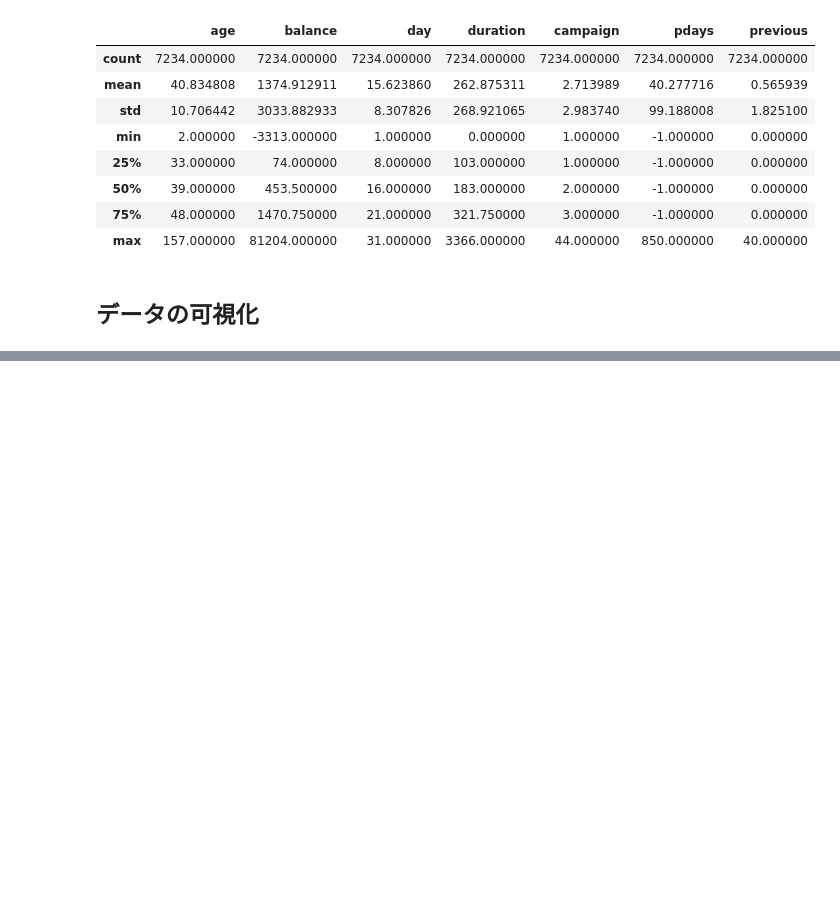
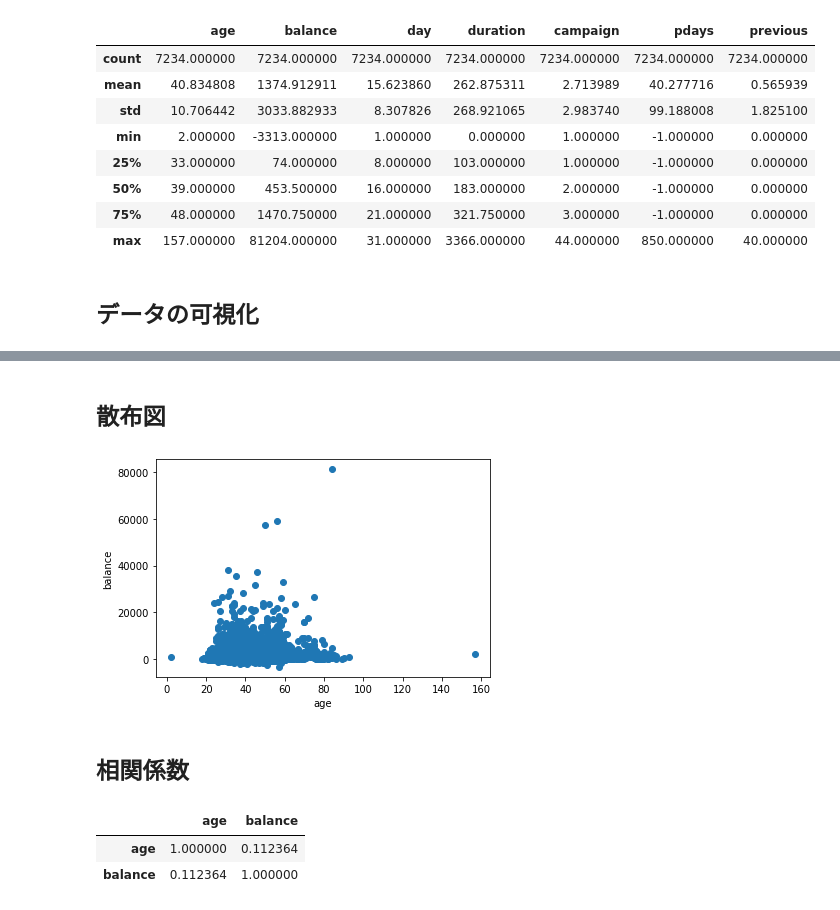
Before and after one commit to itkr/my-crisp-dm-tutorial, a Jupyter notebook: chap3.ipynb, the cells around one changed output, grey strips where cells are left out. Drawn from its saved outputs; the diff is of its cells as text; code cells hidden in the pictures; blank space fills up the shorter version.

```diff
--- a/chap3.ipynb
+++ b/chap3.ipynb
@@ -207,0 +225,17 @@ plt.show()
+# %% [markdown]
+## 散布図
+# %%
+plt.scatter(bank_df['age'], bank_df['balance'])
+plt.xlabel('age')
+plt.ylabel('balance')
+plt.show()
+# %% [output]
+[figure, added]
+# %% [markdown]
+## 相関係数
+# %%
+bank_df[['age', 'balance']].corr()
+# %% [output]
+|  | age | balance |
+| age | 1.000000 | 0.112364 |
+| balance | 0.112364 | 1.000000 |
```
Also changed, not shown: parts of 18 cells of this notebook, 1 other file.
